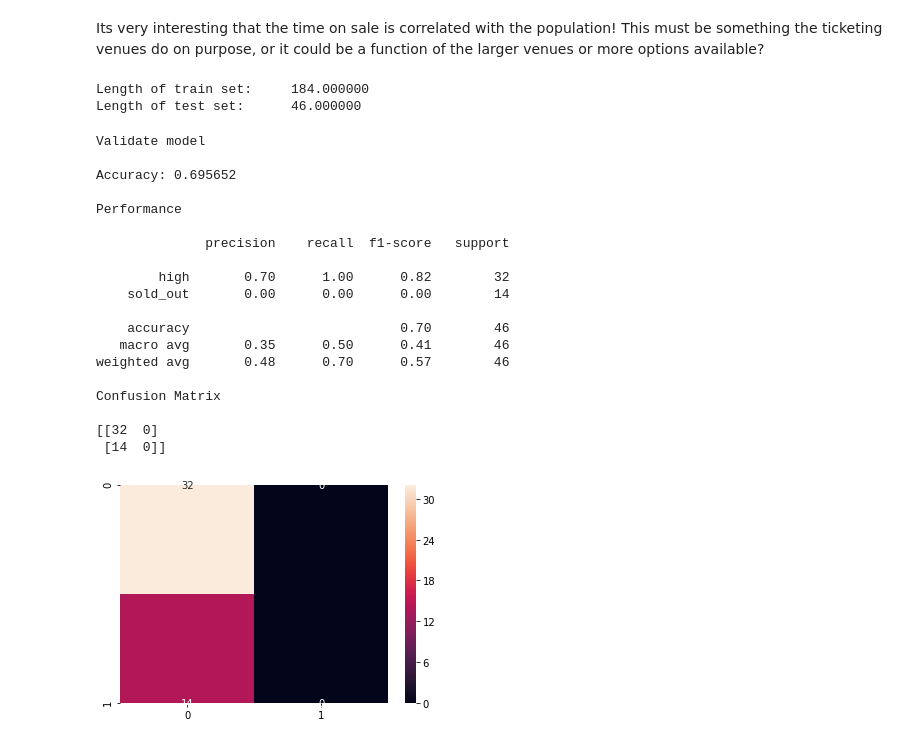
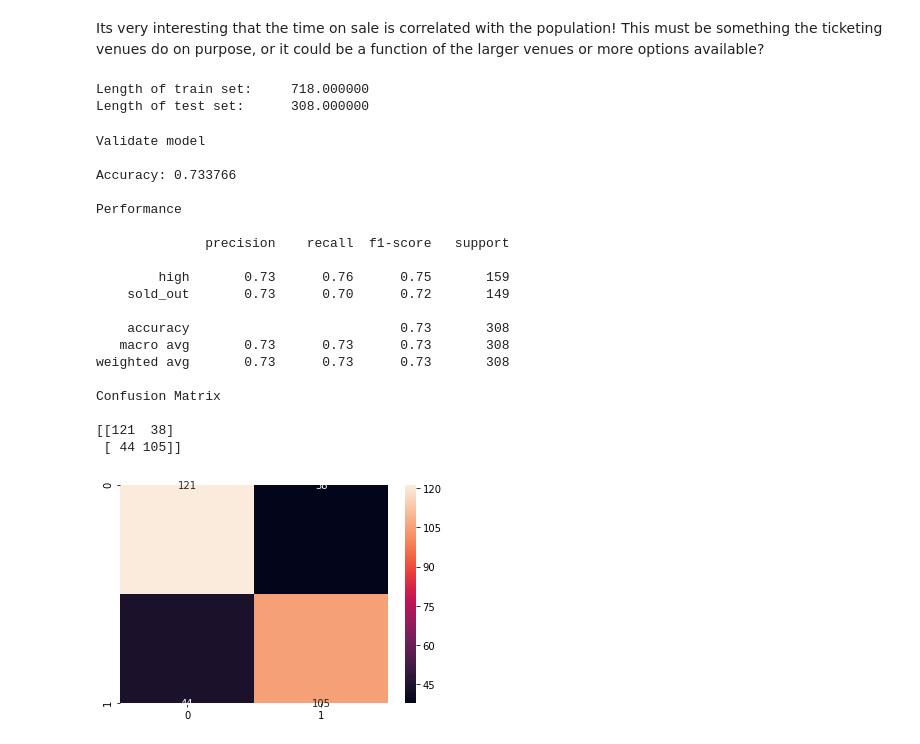
Before and after one commit to bdyetton/NoMoShowFOMO, a Jupyter notebook: notebooks/data_visualization.ipynb, the cells around one changed output. Saved outputs shown, nothing was run; the diff lists cells and outputs as text; code cells hidden in the pictures.

Commit message:
trains and test

```diff
--- a/notebooks/data_visualization.ipynb
+++ b/notebooks/data_visualization.ipynb
@@ -106,11 +118,7 @@ sns.pairplot(data[cont_IVs].dropna())
 # %%
 %matplotlib inline
-data = data.loc[data['time_of_day'] != 'none',:]
-IVs = ['weekend_event','time_of_day','days_since_last_played','sk_popularity','population']
-DV = ['avail_first_tier']
 clean_data = data[IVs].dropna()
 clean_data = clean_data.apply(lambda x: pd.to_numeric(x, errors='ignore'), axis=1)
 _=sns.heatmap(clean_data.corr(), annot=True, fmt = ".2f", cmap = "viridis")
-plt.tight_layout()
 plt.show()
 # %% [output]
@@ -121,68 +129,74 @@ This must be something the ticketing venues do on purpose, or it could be a func
 # %%
 # split data into training and testing sets
 from sklearn.model_selection import train_test_split
-clean_data = data[IVs+DV].dropna()
+clean_data = data[IVs+[y_name]].dropna()
+sold_out = clean_data.loc[clean_data[y_name]=='sold_out',:]
+avail = clean_data.loc[clean_data[y_name]!='sold_out',:]
+n_soldout = sold_out.shape[0]
+avail = avail.sample(n=n_soldout)
+clean_data = pd.concat([sold_out, avail])
+
 X=clean_data[IVs]
-y=clean_data[DV]
-X_train, X_test, y_train, y_test = train_test_split(X, y, test_size = 0.2, random_state = 0)
+y=clean_data[y_name]
+
+X_train, X_test, y_train, y_test = train_test_split(X, y, test_size = 0.3, random_state = 0)
 print('Length of train set: \t %f' % len(X_train))
 print('Length of test set: \t %f\n' % len(X_test))
 # %% [output]
-Length of train set:     184.000000
-Length of test set:      46.000000
+Length of train set:     718.000000
+Length of test set:      308.000000
 # %%
 from sklearn.ensemble import RandomForestClassifier
 import pickle
-model = RandomForestClassifier()
-model.fit(X_train, y_train)
-pickle.dump((model, IVs, DV), open('../models/random_forest_19-09-2019.pkl','wb'))
+model = RandomForestClassifier(n_estimators=50)
+model.fit(X_train, y_train.values.ravel())
+pickle.dump((model, IVs, y_name), open('../models/random_forest_19-09-2019.pkl','wb'))
 # %%
-from sklearn.linear_model import LogisticRegression
-import pickle
-model = LogisticRegression()
-model.fit(X_train, y_train)
-pickle.dump((model, IVs, DV), open('../models/random_forest_19-09-2019.pkl','wb'))
+# from sklearn.linear_model import LogisticRegression
+# import pickle
+# model = LogisticRegression()
+# model.fit(X_train, y_train)
+# pickle.dump((model, IVs, y_name), open('../models/random_forest_19-09-2019.pkl','wb'))
 # %%
 print('Validate model\n')
 ytest_true, ytest_pred = np.asarray(y_test), model.predict(X_test)
-ytest_true= [x for xs in np.array(ytest_true) for x in xs]
 ytest_true_prob, ytest_pred_prob = y_test, model.predict_proba(X_test)[:, 1] # take pred of being 1
 
 # accuracy
 print('Accuracy: %f\n' % model.score(X_test, y_test))
 
 # classification report
 print('Performance\n')
 from sklearn.metrics import classification_report
 print(classification_report(ytest_true, ytest_pred))
 
 # confusion matrix
 print('Confusion Matrix\n')
 from sklearn.metrics import confusion_matrix
 _=cm=confusion_matrix(ytest_true, ytest_pred)
 _=sns.heatmap(cm,annot=True,fmt="d")
 print(cm)
 # %% [output]
 Validate model
 
-Accuracy: 0.695652
+Accuracy: 0.733766
 
 Performance
 
               precision    recall  f1-score   support
 
-        high       0.70      1.00      0.82        32
-    sold_out       0.00      0.00      0.00        14
+        high       0.73      0.76      0.75       159
+    sold_out       0.73      0.70      0.72       149
 
-    accuracy                           0.70        46
-   macro avg       0.35      0.50      0.41        46
-weighted avg       0.48      0.70      0.57        46
+    accuracy                           0.73       308
+   macro avg       0.73      0.73      0.73       308
+weighted avg       0.73      0.73      0.73       308
 
 Confusion Matrix
 
-[[32  0]
- [14  0]]
+[[121  38]
+ [ 44 105]]
-[figure, old version]
+[figure, new version]
 # %%
 # view feature importance
 def f_importances(coef, names):
```
Also changed, not shown: parts of 14 cells of this notebook, 18 other files.
